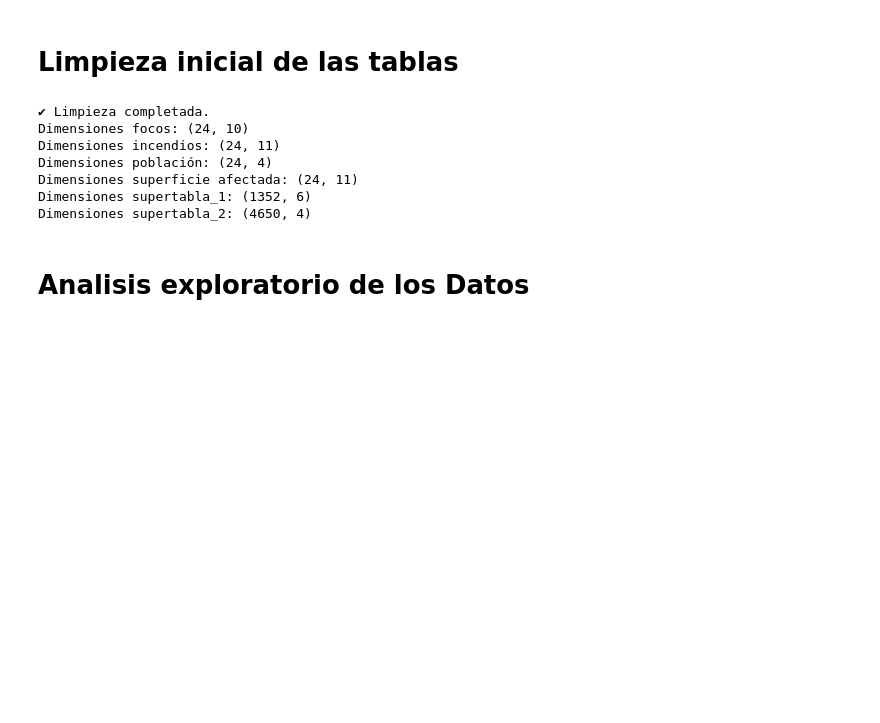
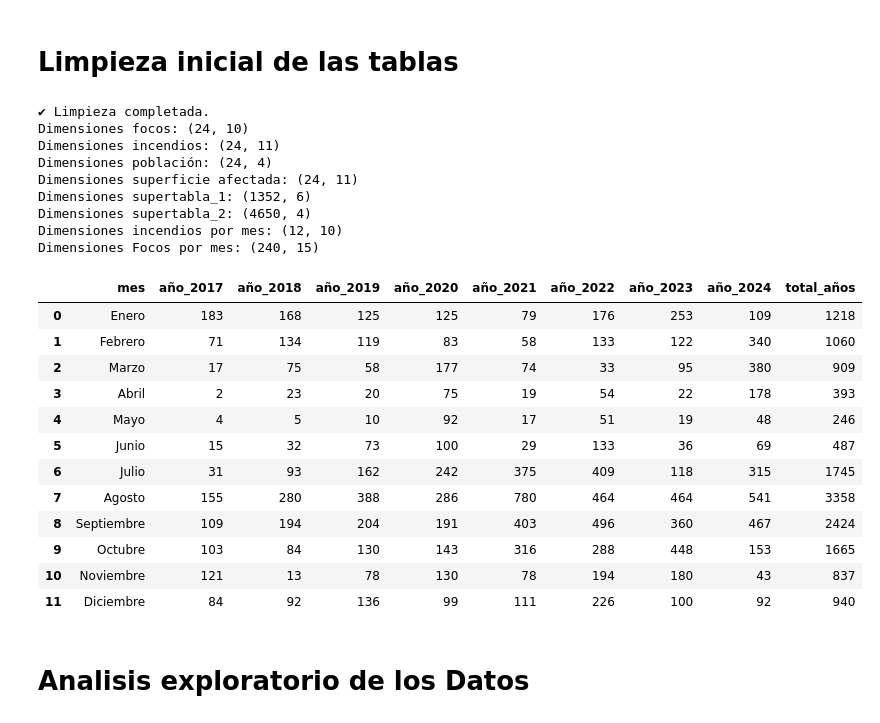
Before and after one commit to FNT138/Analisis_PrediccionIncendiosForestales, a Jupyter notebook: Proy.ipynb, the cells around one changed output. Cells and saved outputs as stored; diff of their text form; code cells hidden in the pictures; blank space fills up the shorter version.

```diff
--- a/Proy.ipynb
+++ b/Proy.ipynb
@@ -67,33 +67,67 @@ superficie_abs = convertir_a_numerico(superficie_abs, columnas_excluidas=["juris
 superficie_pct = limpiar_dataframe(superficie_pct)
 superficie_pct["%_suma_de_hectareas"] = pd.to_numeric(superficie_pct["%_suma_de_hectareas"], errors='coerce')
 
 # 6. Supertabla
 archivo = os.path.join("datasets","Supertabla.xlsx")
 supertabla = pd.read_excel(archivo, sheet_name=None)
 df1 = limpiar_dataframe(supertabla['hoja1'])
 df2 = limpiar_dataframe(supertabla['hoja2'])
 
 df1 = convertir_a_numerico(df1, columnas_excluidas=["jurisdicción"])
 df2 = convertir_a_numerico(df2, columnas_excluidas=["jurisdicción", "combustible"])
 
+#7. Incendios por mes
+archivo = os.path.join("datasets","Cantidad de incendios reportados por mes.xlsx")
+incendios_mes = pd.read_excel(archivo)
+
+incendios_mes = limpiar_dataframe(incendios_mes)
+incendios_mes = convertir_a_numerico(incendios_mes, columnas_excluidas=["mes"])
+
+
+#8. Focos por mes por jurisdiccion
+archivo = os.path.join("datasets", "cantidad_focos_mes_jurisdiccion.xlsx")
+focos_mes = pd.read_excel(archivo)
+
+focos_mes = limpiar_dataframe(focos_mes)
+focos_mes = convertir_a_numerico(focos_mes, columnas_excluidas=["jurisdicción"])
+
+
 # ---------------------------
 # REVISIÓN POST-LIMPIEZA
 # ---------------------------
 print("✔ Limpieza completada.")
 print("Dimensiones focos:", focos.shape)
 print("Dimensiones incendios:", incendios.shape)
 print("Dimensiones población:", poblacion.shape)
 print("Dimensiones superficie afectada:", superficie_abs.shape)
 print("Dimensiones supertabla_1:", df1.shape)
 print("Dimensiones supertabla_2:", df2.shape)
+print("Dimensiones incendios por mes:", incendios_mes.shape)
+print("Dimensiones Focos por mes:", focos_mes.shape)
+incendios_mes
 # %% [output]
 ✔ Limpieza completada.
 Dimensiones focos: (24, 10)
 Dimensiones incendios: (24, 11)
 Dimensiones población: (24, 4)
 Dimensiones superficie afectada: (24, 11)
 Dimensiones supertabla_1: (1352, 6)
 Dimensiones supertabla_2: (4650, 4)
+Dimensiones incendios por mes: (12, 10)
+Dimensiones Focos por mes: (240, 15)
+|  | mes | año_2017 | año_2018 | año_2019 | año_2020 | año_2021 | año_2022 | año_2023 | año_2024 | total_años |
+| 0 | Enero | 183 | 168 | 125 | 125 | 79 | 176 | 253 | 109 | 1218 |
+| 1 | Febrero | 71 | 134 | 119 | 83 | 58 | 133 | 122 | 340 | 1060 |
+| 2 | Marzo | 17 | 75 | 58 | 177 | 74 | 33 | 95 | 380 | 909 |
+| 3 | Abril | 2 | 23 | 20 | 75 | 19 | 54 | 22 | 178 | 393 |
+| 4 | Mayo | 4 | 5 | 10 | 92 | 17 | 51 | 19 | 48 | 246 |
+| 5 | Junio | 15 | 32 | 73 | 100 | 29 | 133 | 36 | 69 | 487 |
+| 6 | Julio | 31 | 93 | 162 | 242 | 375 | 409 | 118 | 315 | 1745 |
+| 7 | Agosto | 155 | 280 | 388 | 286 | 780 | 464 | 464 | 541 | 3358 |
+| 8 | Septiembre | 109 | 194 | 204 | 191 | 403 | 496 | 360 | 467 | 2424 |
+| 9 | Octubre | 103 | 84 | 130 | 143 | 316 | 288 | 448 | 153 | 1665 |
+| 10 | Noviembre | 121 | 13 | 78 | 130 | 78 | 194 | 180 | 43 | 837 |
+| 11 | Diciembre | 84 | 92 | 136 | 99 | 111 | 226 | 100 | 92 | 940 |
 # %% [markdown]
 # Analisis exploratorio de los Datos
 # %%
```
Also changed, not shown: parts of 6 cells of this notebook, 3 other files.
